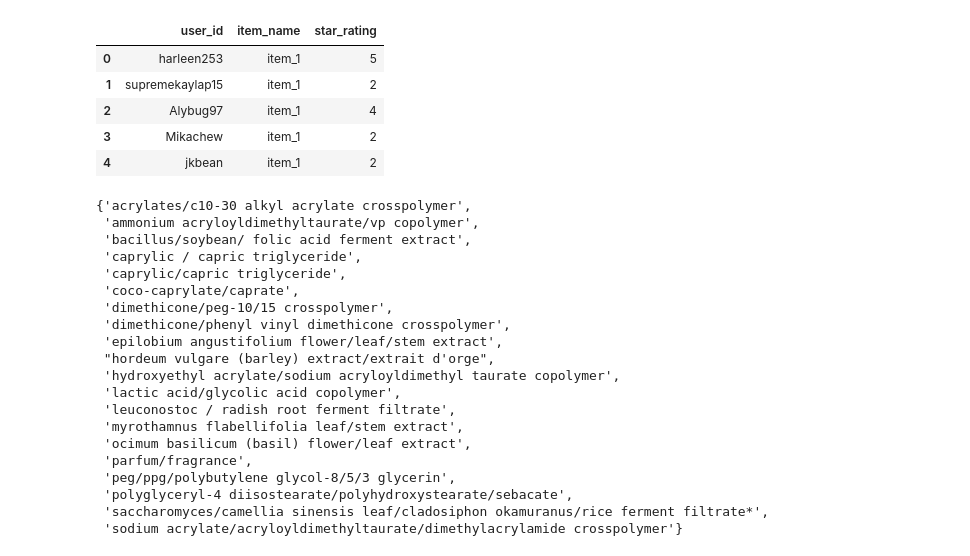
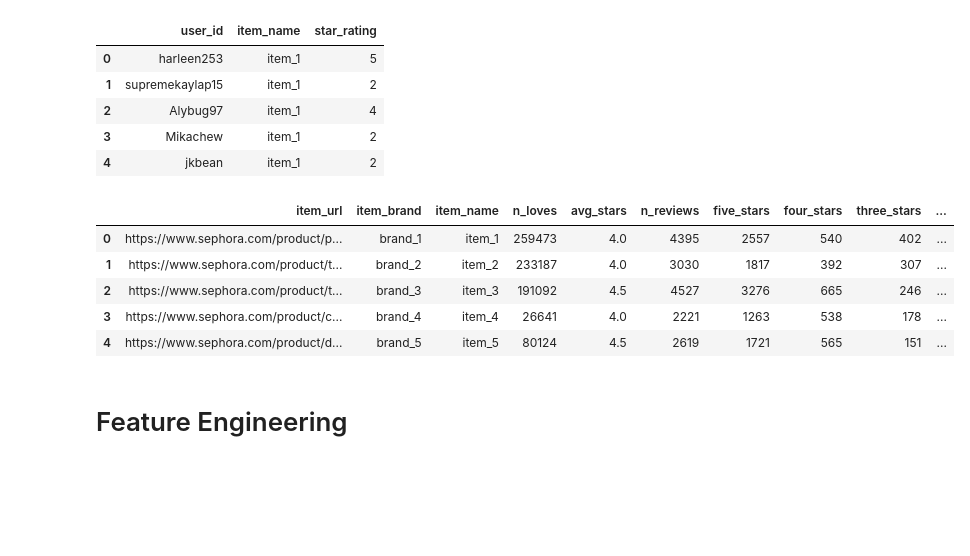
Before and after one commit to boogiedev/Skincare-Recommender, a Jupyter notebook: exploration.ipynb, the cells around one changed output. Cells and saved outputs as stored; diff of their text form; code cells hidden in the pictures; blank space fills up the shorter version.

```diff
--- a/exploration.ipynb
+++ b/exploration.ipynb
@@ -41,6 +41,8 @@ users = pd.read_csv('data/user_df.csv')
 
 # Make Changes to ingredients to be evaluated as list
 items['ingredients'] = items['ingredients'].apply(ast.literal_eval)
+users.drop(users.columns[0], axis=1, inplace=True)
+items.drop(items.columns[0], axis=1, inplace=True)
 # %%
 # Only parse out needed features
 users_truncate = users[['user_id', 'item_name', 'star_rating']]
@@ -53,35 +55,15 @@ users_truncate.head()
 | 2 | Alybug97 | item_1 | 4 |
 | 3 | Mikachew | item_1 | 2 |
 | 4 | jkbean | item_1 | 2 |
-# %%
-ingredient_aliases = set()
-tmp = items['ingredients'].apply(clean_ingredients)
-
-for x in tmp:
-    for i in x:
-        if '/' in i:
-            ingredient_aliases.add(i)
-
-
-ingredient_aliases
-# %% [output]
-{'acrylates/c10-30 alkyl acrylate crosspolymer',
- 'ammonium acryloyldimethyltaurate/vp copolymer',
- 'bacillus/soybean/ folic acid ferment extract',
- 'caprylic / capric triglyceride',
- 'caprylic/capric triglyceride',
- 'coco-caprylate/caprate',
- 'dimethicone/peg-10/15 crosspolymer',
- 'dimethicone/phenyl vinyl dimethicone crosspolymer',
- 'epilobium angustifolium flower/leaf/stem extract',
- "hordeum vulgare (barley) extract/extrait d'orge",
- 'hydroxyethyl acrylate/sodium acryloyldimethyl taurate copolymer',
- 'lactic acid/glycolic acid copolymer',
- 'leuconostoc / radish root ferment filtrate',
- 'myrothamnus flabellifolia leaf/stem extract',
- 'ocimum basilicum (basil) flower/leaf extract',
- 'parfum/fragrance',
- 'peg/ppg/polybutylene glycol-8/5/3 glycerin',
- 'polyglyceryl-4 diisostearate/polyhydroxystearate/sebacate',
- 'saccharomyces/camellia sinensis leaf/cladosiphon okamuranus/rice ferment filtrate*',
- 'sodium acrylate/acryloyldimethyltaurate/dimethylacrylamide crosspolymer'}
+# %%
+# items['ingredients']
+items.head()
+# %% [output]
+|  | item_url | item_brand | item_name | n_loves | avg_stars | n_reviews | five_stars | four_stars | three_stars | ... |
+| 0 | https://www.sephora.com/product/p... | brand_1 | item_1 | 259473 | 4.0 | 4395 | 2557 | 540 | 402 | ... |
+| 1 | https://www.sephora.com/product/t... | brand_2 | item_2 | 233187 | 4.0 | 3030 | 1817 | 392 | 307 | ... |
+| 2 | https://www.sephora.com/product/t... | brand_3 | item_3 | 191092 | 4.5 | 4527 | 3276 | 665 | 246 | ... |
+| 3 | https://www.sephora.com/product/c... | brand_4 | item_4 | 26641 | 4.0 | 2221 | 1263 | 538 | 178 | ... |
+| 4 | https://www.sephora.com/product/d... | brand_5 | item_5 | 80124 | 4.5 | 2619 | 1721 | 565 | 151 | ... |
+# %% [markdown]
+# Feature Engineering
```
Also changed, not shown: 3 other files.
